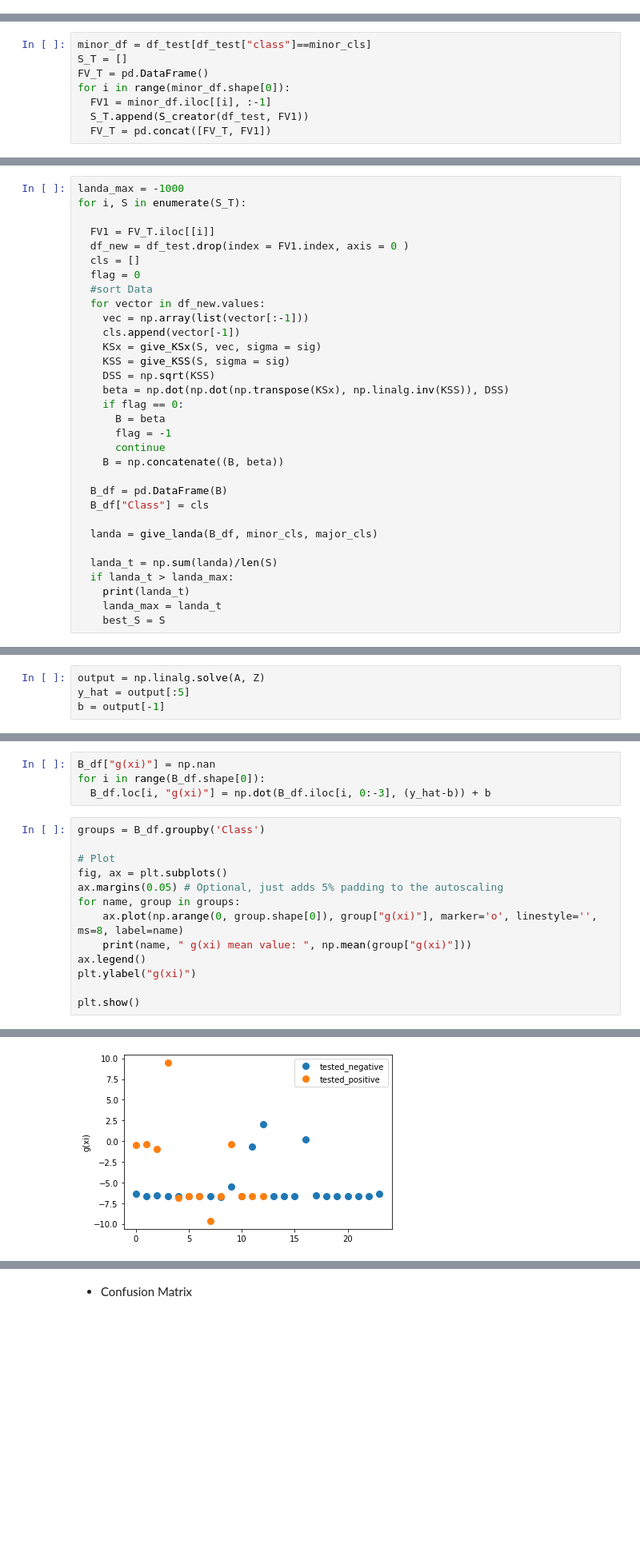
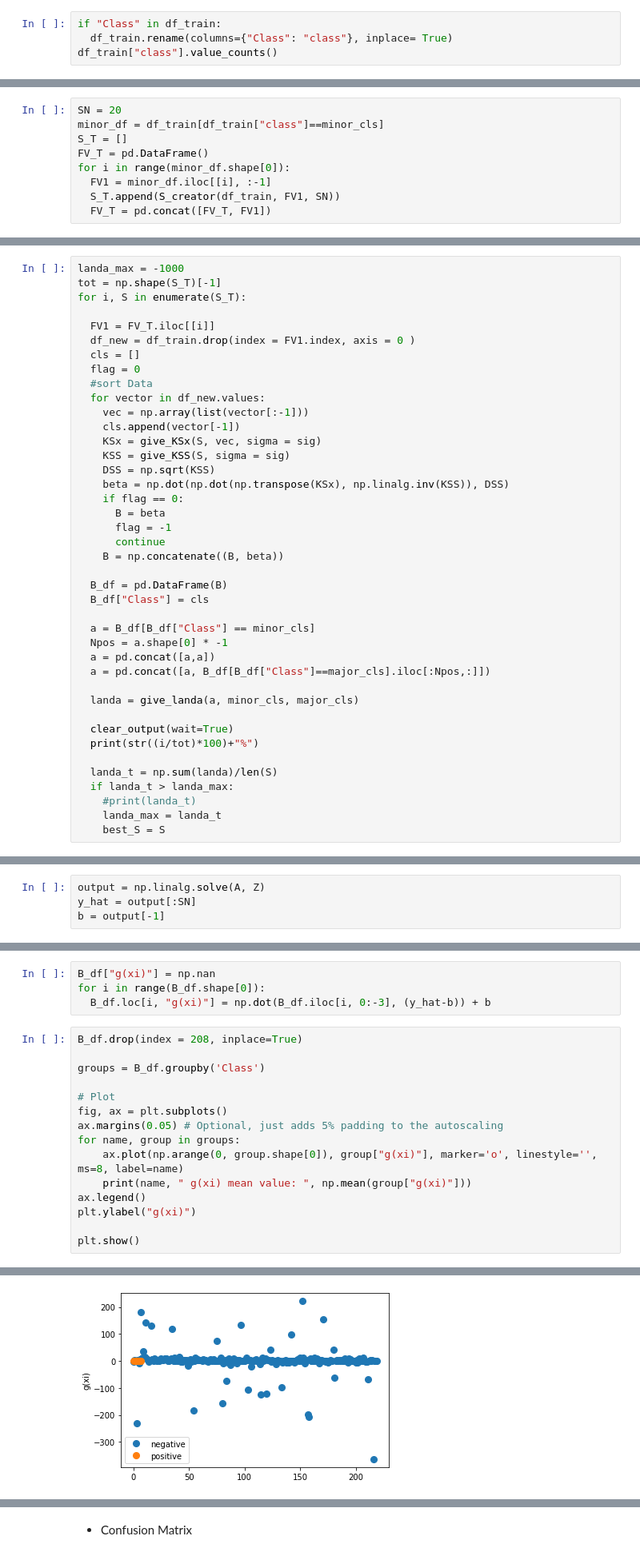
Before and after one commit to mohammad2682/FVS-SVM-RKHS, a Jupyter notebook: SVM_RKHS.ipynb, the cells around one changed output, grey strips where cells are left out. Shown at 80% size. Cells and saved outputs as stored; diff of their text form; blank space fills up the shorter version.

```diff
--- a/SVM_RKHS.ipynb
+++ b/SVM_RKHS.ipynb
@@ -124,0 +117,4 @@ Name: class, dtype: int64
+# %%
+if "Class" in df_train:
+  df_train.rename(columns={"Class": "class"}, inplace= True)
+df_train["class"].value_counts()
@@ -125,8 +125,9 @@ Name: class, dtype: int64
 # %%
-minor_df = df_test[df_test["class"]==minor_cls]
+SN = 20
+minor_df = df_train[df_train["class"]==minor_cls]
 S_T = []
 FV_T = pd.DataFrame()
 for i in range(minor_df.shape[0]):
   FV1 = minor_df.iloc[[i], :-1]
-  S_T.append(S_creator(df_test, FV1))
+  S_T.append(S_creator(df_train, FV1, SN))
   FV_T = pd.concat([FV_T, FV1])
@@ -133,9 +139,10 @@ for i in range(minor_df.shape[0]):
 # %%
 landa_max = -1000
+tot = np.shape(S_T)[-1]
 for i, S in enumerate(S_T):
 
   FV1 = FV_T.iloc[[i]]
-  df_new = df_test.drop(index = FV1.index, axis = 0 )
+  df_new = df_train.drop(index = FV1.index, axis = 0 )
   cls = []
   flag = 0
   #sort Data
@@ -155,11 +162,19 @@ for i, S in enumerate(S_T):
   B_df = pd.DataFrame(B)
   B_df["Class"] = cls
 
-  landa = give_landa(B_df, minor_cls, major_cls)
+  a = B_df[B_df["Class"] == minor_cls]
+  Npos = a.shape[0] * -1
+  a = pd.concat([a,a])
+  a = pd.concat([a, B_df[B_df["Class"]==major_cls].iloc[:Npos,:]])
+
+  landa = give_landa(a, minor_cls, major_cls)
+
+  clear_output(wait=True)
+  print(str((i/tot)*100)+"%")
 
   landa_t = np.sum(landa)/len(S)
   if landa_t > landa_max:
-    print(landa_t)
+    #print(landa_t)
     landa_max = landa_t
     best_S = S
 # %% [output]
@@ -215,7 +231,7 @@ A = np.concatenate((row_a, row_b), axis = 0)
 Z = np.append(P, L).reshape((-1, 1))
 # %%
 output = np.linalg.solve(A, Z)
-y_hat = output[:5]
+y_hat = output[:SN]
 b = output[-1]
 # %%
 print("y_hat: ", y_hat)
@@ -234,6 +261,8 @@ B_df["g(xi)"] = np.nan
 for i in range(B_df.shape[0]):
   B_df.loc[i, "g(xi)"] = np.dot(B_df.iloc[i, 0:-3], (y_hat-b)) + b
 # %%
+B_df.drop(index = 208, inplace=True)
+
 groups = B_df.groupby('Class')
 
 # Plot
@@ -252,3 +281,3 @@ tested_positive  g(xi) mean value:  -3.791829024731124
-[figure, old version]
+[figure, new version]
 # %%
 # change threshold to change the model's performance:
```
Also changed, not shown: parts of 20 cells of this notebook.
